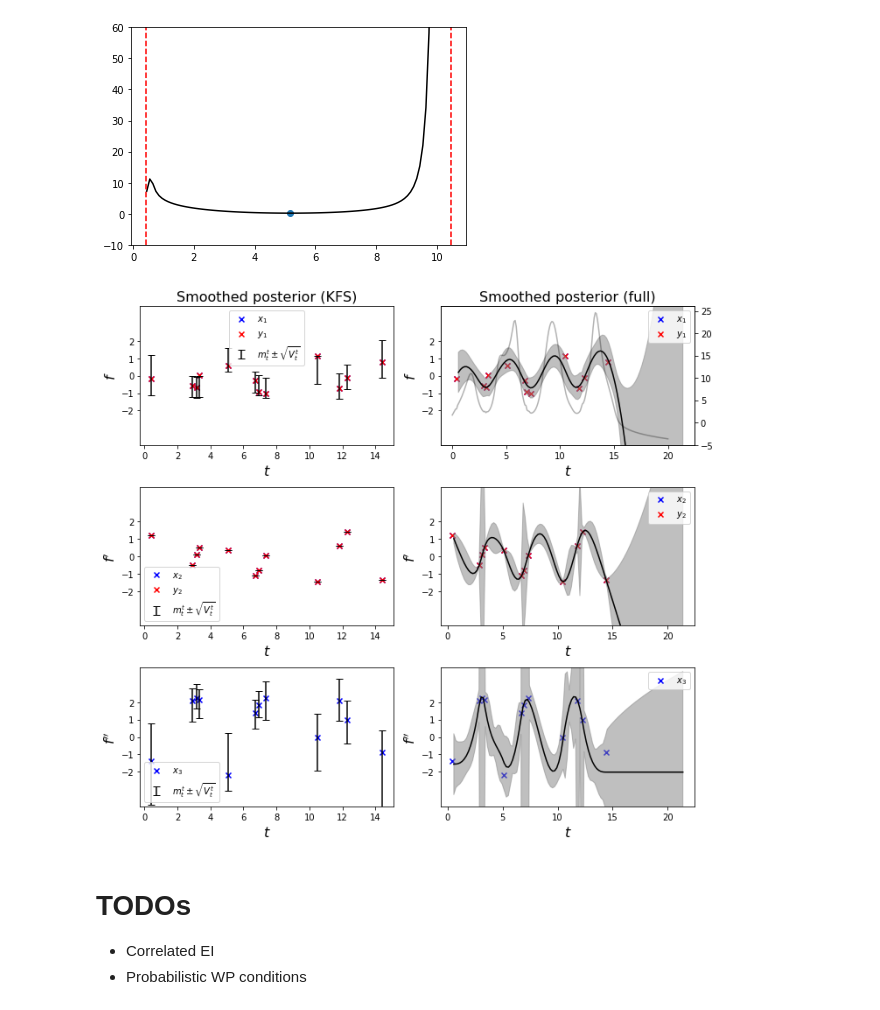
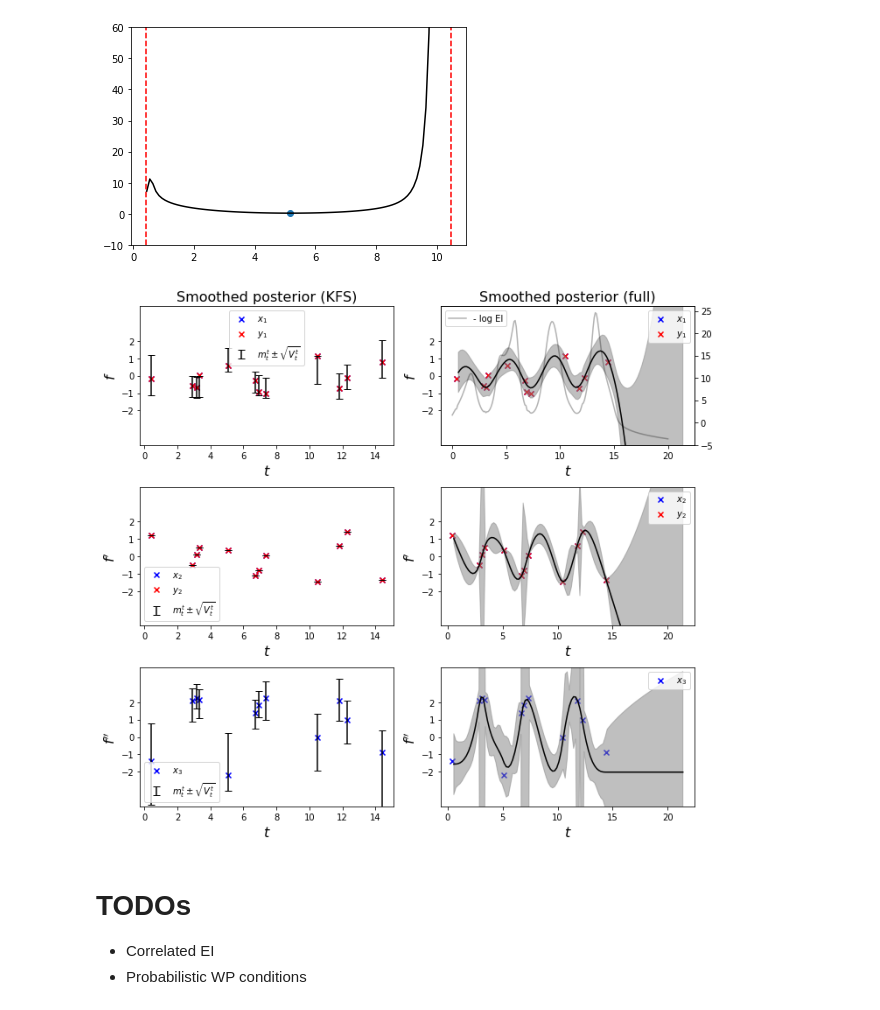
Before and after one commit to stratisMarkou/random-walks, a Jupyter notebook: content/misc/pls/expected-improvement.ipynb, the cells around one changed output. Drawn from its saved outputs; the diff is of its cells as text; code cells hidden in the pictures.

```diff
--- a/content/misc/pls/expected-improvement.ipynb
+++ b/content/misc/pls/expected-improvement.ipynb
@@ -389,35 +389,37 @@ for i in range(3):
         plt.scatter(t, y[:, i], marker='x', color='red', label=r'$y_{}$'.format(i+1))
     if i == 0:
         plt.title('Smoothed posterior (full)', fontsize=16)
 
     plt.fill_between(t_,
                      m_[:, i] - 2 * v_[:, i, i] ** 0.5,
                      m_[:, i] + 2 * v_[:, i, i] ** 0.5,
                      color='gray', alpha=0.5)
     plt.yticks(np.linspace(-2, 2, 5))
     plt.ylim([-4, 4])
     plt.xlabel(r'$t$', fontsize=16)
-    plt.legend()
+    plt.legend(loc='upper right')
 
     if i == 0:
         plt.ylabel(r'$f$', fontsize=16)
     if i == 1:
         plt.ylabel(r"$f'$", fontsize=16)
     if i == 2:
         plt.ylabel(r"$f''$", fontsize=16)
 
     if i == 0:
         ax2 = plt.gca().twinx()
 
         mf, Vf, ms, Vs, CV, theta2, nlml = kalman_filter_smoother(t=t, y=y, log_nsr=log_nsr)
 
         obj = [objective(t=t_, t_data=t, ms=ms, Vs=Vs, CV=CV)[0] for t_ in np.linspace(1e-2, 20 - 1e-2, 200)]
         ax2.plot(np.linspace(1e-2, 20 - 1e-2, 200), obj, color='black', zorder=1, alpha=0.3, label='- log EI')
 
+        plt.legend(loc='upper left')
+
 plt.tight_layout()
 plt.show()
 # %% [output]
-[figure, old version]
+[figure, new version]
 # %% [markdown]
 # TODOs
 
```
Also changed, not shown: 1 other file.
